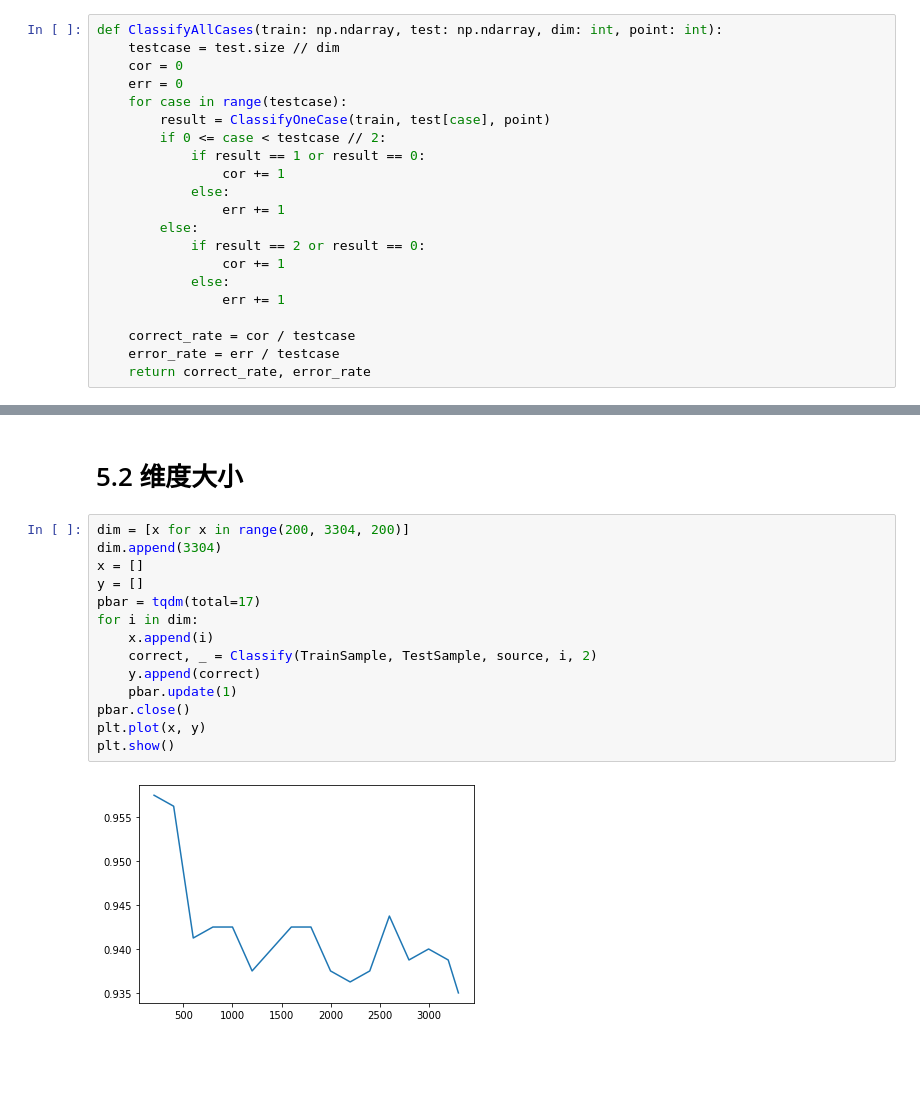
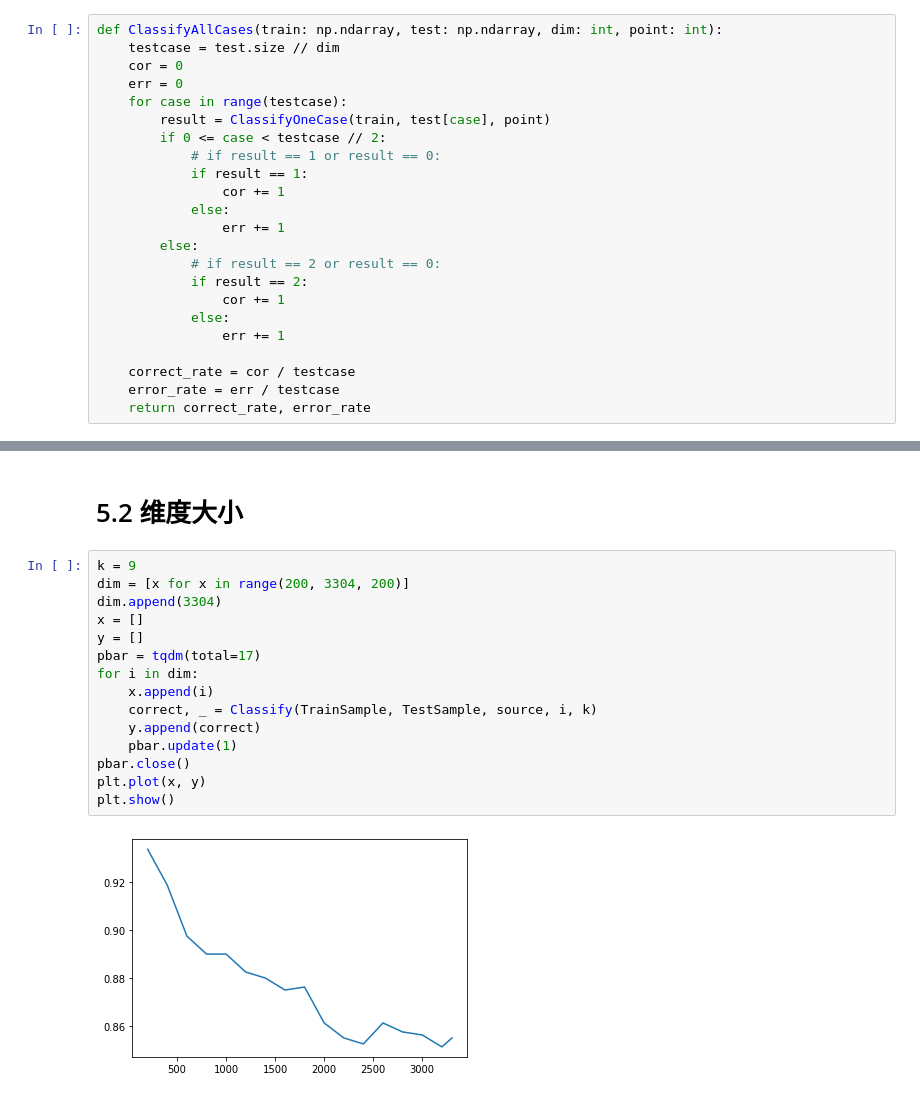
Before and after one commit to shawnhuangyh/Python-Computing, a Jupyter notebook: Project/DataAnalysis.ipynb, the cells around one changed output, grey strips where cells are left out. Saved outputs shown, nothing was run; the diff lists cells and outputs as text; blank space fills up the shorter version.

```diff
--- a/Project/DataAnalysis.ipynb
+++ b/Project/DataAnalysis.ipynb
@@ -101,12 +101,14 @@ def ClassifyAllCases(train: np.ndarray, test: np.ndarray, dim: int, point: int):
     for case in range(testcase):
         result = ClassifyOneCase(train, test[case], point)
         if 0 <= case < testcase // 2:
-            if result == 1 or result == 0:
+            # if result == 1 or result == 0:
+            if result == 1:
                 cor += 1
             else:
                 err += 1
         else:
-            if result == 2 or result == 0:
+            # if result == 2 or result == 0:
+            if result == 2:
                 cor += 1
             else:
                 err += 1
@@ -186,18 +188,19 @@ plt.show()
 # %% [markdown]
 # 5.2 维度大小
 # %%
+k = 9
 dim = [x for x in range(200, 3304, 200)]
 dim.append(3304)
 x = []
 y = []
 pbar = tqdm(total=17)
 for i in dim:
     x.append(i)
-    correct, _ = Classify(TrainSample, TestSample, source, i, 2)
+    correct, _ = Classify(TrainSample, TestSample, source, i, k)
     y.append(correct)
     pbar.update(1)
 pbar.close()
 plt.plot(x, y)
 plt.show()
 # %% [output]
-[figure, old version]
+[figure, new version]
```
Also changed, not shown: parts of 1 cell of this notebook.
